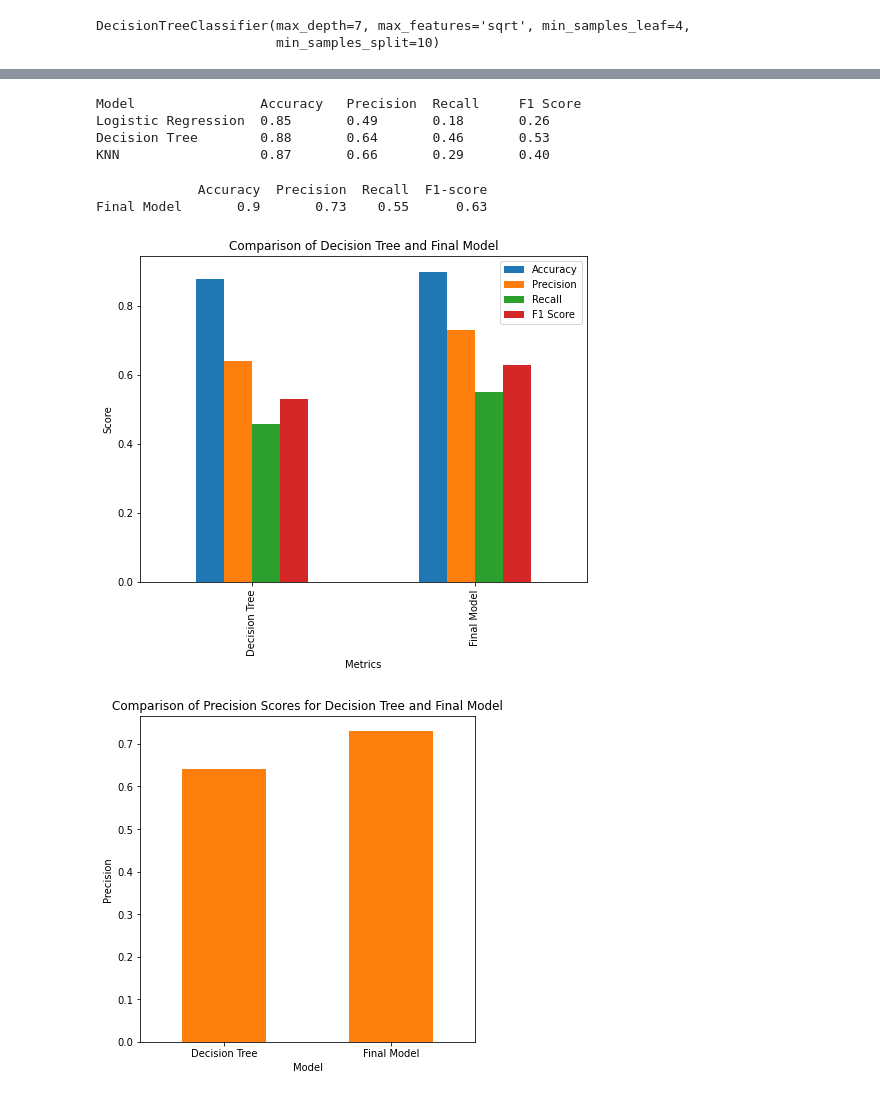
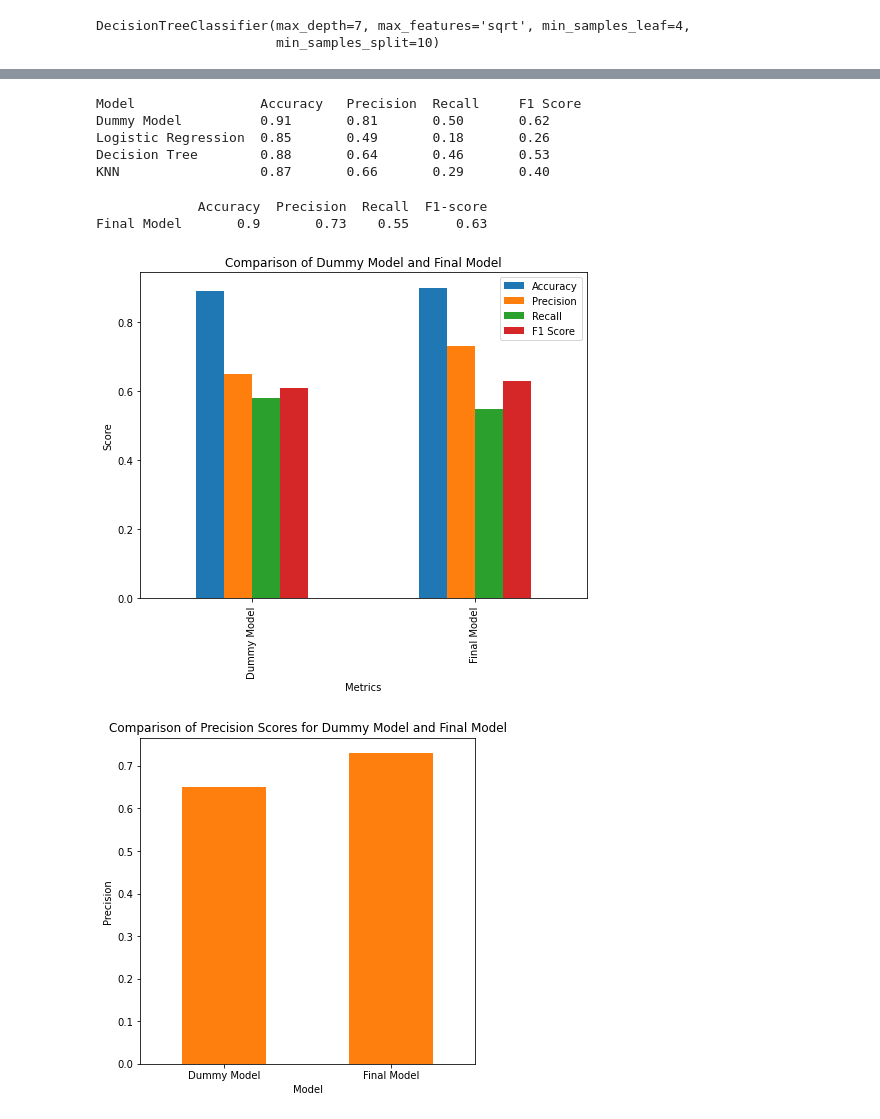
Before and after one commit to alvarodriguez95/Churn-in-Telecom, a Jupyter notebook: SyriaTel_Churn_Model.ipynb, the cells around one changed output, grey strips where cells are left out. Drawn from its saved outputs; the diff is of its cells as text; code cells hidden in the pictures.

```diff
--- a/Alvaros Code.ipynb
+++ b/SyriaTel_Churn_Model.ipynb
@@ -1078,14 +1118,14 @@ weighted avg       0.86      0.87      0.85       834
 from sklearn.metrics import precision_score, recall_score, f1_score, accuracy_score
 
 # Define the models and their predictions
-models = ["Logistic Regression", "Decision Tree", "KNN"]
-y_pred = [y_pred1, y_pred2, y_pred3]
+models = ["Dummy Model", "Logistic Regression", "Decision Tree", "KNN"]
+y_pred_f = [y_pred, y_pred1, y_pred2, y_pred3]
 
 # Compute accuracy, precision, recall, and F1 score for each model
-accuracy = [accuracy_score(y_test, y_pred[i]) for i in range(len(models))]
-precision = [precision_score(y_test, y_pred[i]) for i in range(len(models))]
-recall = [recall_score(y_test, y_pred[i]) for i in range(len(models))]
-f1 = [f1_score(y_test, y_pred[i]) for i in range(len(models))]
+accuracy = [accuracy_score(y_test, y_pred_f[i]) for i in range(len(models))]
+precision = [precision_score(y_test, y_pred_f[i]) for i in range(len(models))]
+recall = [recall_score(y_test, y_pred_f[i]) for i in range(len(models))]
+f1 = [f1_score(y_test, y_pred_f[i]) for i in range(len(models))]
 
 # Create the table
 print("{:<20} {:<10} {:<10} {:<10} {:<10}".format("Model", "Accuracy", "Precision", "Recall", "F1 Score"))
@@ -1093,6 +1133,7 @@ for i in range(len(models)):
     print("{:<20} {:<10.2f} {:<10.2f} {:<10.2f} {:<10.2f}".format(models[i], accuracy[i], precision[i], recall[i], f1[i]))
 # %% [output]
 Model                Accuracy   Precision  Recall     F1 Score
+Dummy Model          0.91       0.81       0.50       0.62
 Logistic Regression  0.85       0.49       0.18       0.26
 Decision Tree        0.88       0.64       0.46       0.53
 KNN                  0.87       0.66       0.29       0.40
@@ -1111,32 +1152,32 @@ Final Model       0.9       0.73    0.55      0.63
 # %%
 # Create a pandas DataFrame with the performance metrics of each model
 metrics = pd.DataFrame({
-    'Model': ['Decision Tree', 'Final Model'],
-    'Accuracy': [0.88, 0.9],
-    'Precision': [0.64, 0.73],
-    'Recall': [0.46, 0.55],
-    'F1 Score': [0.53, 0.63]
+    'Model': ['Dummy Model', 'Final Model'],
+    'Accuracy': [0.89, 0.9],
+    'Precision': [0.65, 0.73],
+    'Recall': [0.58, 0.55],
+    'F1 Score': [0.61, 0.63]
 })
 
 # Set the Model column as the index of the DataFrame
 metrics = metrics.set_index('Model')
 
 # Plot a bar graph of the metrics
 metrics.plot(kind='bar', figsize=(8, 6))
-plt.title('Comparison of Decision Tree and Final Model')
+plt.title('Comparison of Dummy Model and Final Model')
 plt.xlabel('Metrics')
 plt.ylabel('Score')
 
 # Get the X tick labels and set the rotation to 0 degrees
-ax.set_xticklabels(metrics.index, rotation=0)
+ax.set_xticklabels(metrics.index, rotation=90)
 
 plt.show()
 # %% [output]
-[figure, old version]
+[figure, new version]
 # %%
 metrics = pd.DataFrame({
-    'Model': ['Decision Tree', 'Final Model'],
-    'Precision': [0.64, 0.73]
+    'Model': ['Dummy Model', 'Final Model'],
+    'Precision': [0.65, 0.73]
 })
 
 # Set the Model column as the index of the DataFrame
@@ -1144,7 +1185,7 @@ metrics = metrics.set_index('Model')
 
 # Plot a bar graph of the precision scores
 ax = metrics.plot(kind='bar', figsize=(6, 6), color='C1', legend=False)
-plt.title('Comparison of Precision Scores for Decision Tree and Final Model')
+plt.title('Comparison of Precision Scores for Dummy Model and Final Model')
 plt.xlabel('Model')
 plt.ylabel('Precision')
 
@@ -1153,4 +1194,4 @@ ax.set_xticklabels(metrics.index, rotation=0)
 
 plt.show()
 # %% [output]
-[figure, old version]
+[figure, new version]
```
Also changed, not shown: parts of 20 cells of this notebook.
